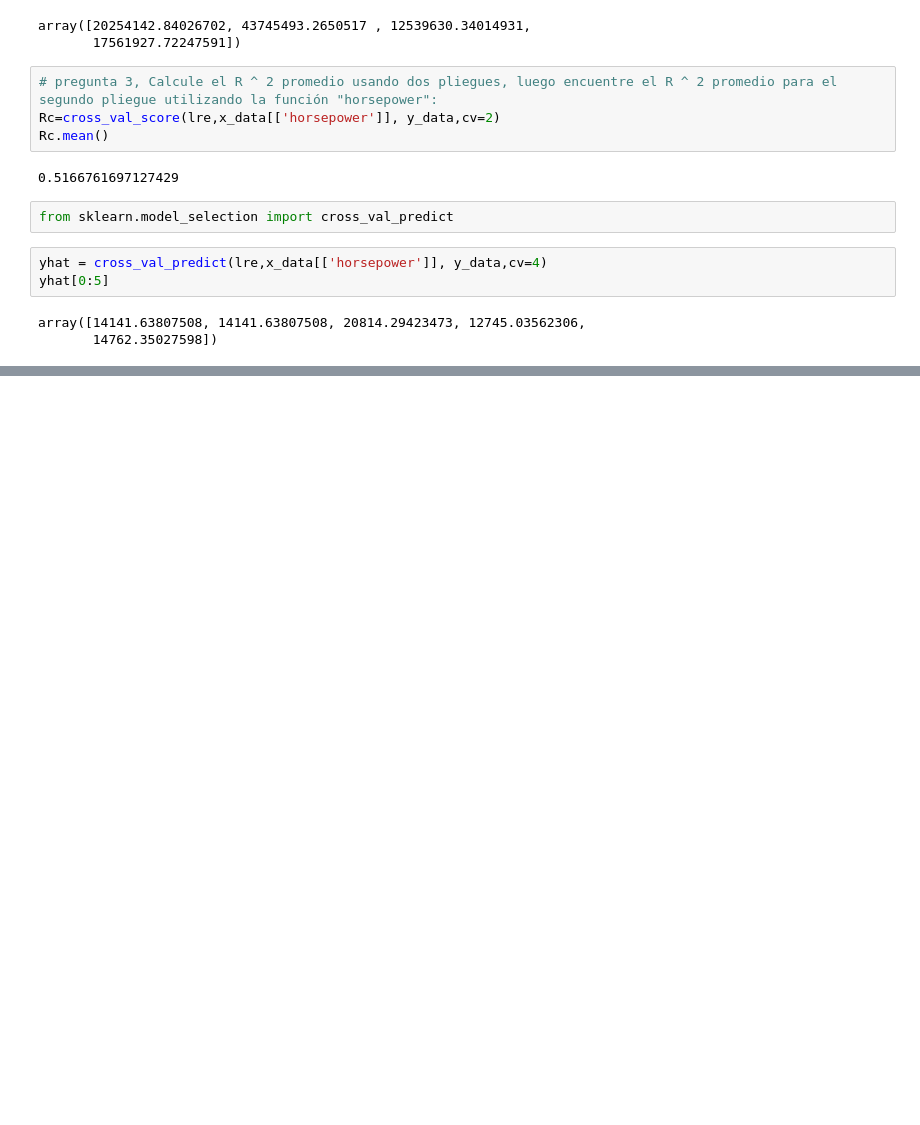
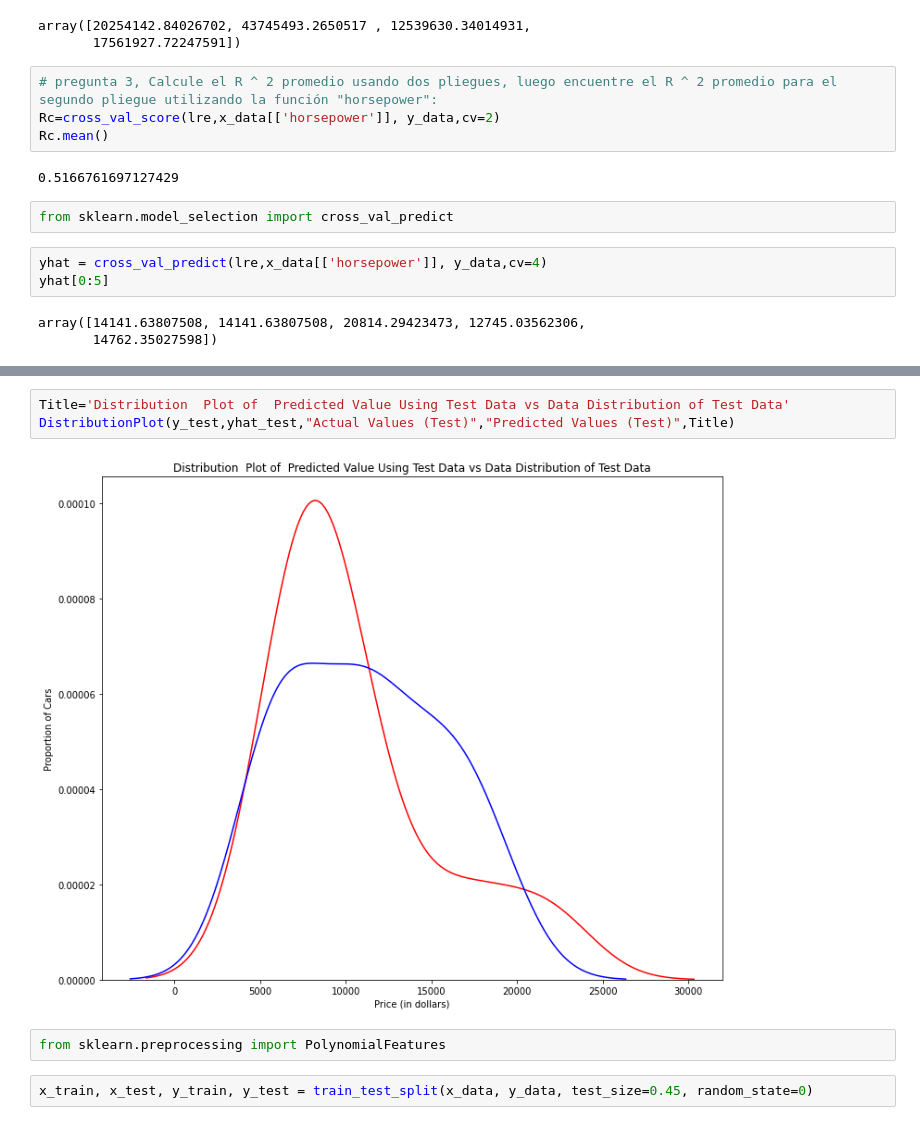
Before and after one commit to PosgradoMNA/actividades-de-aprendizaje-JulioperezA01793880, a Jupyter notebook: Datanalysis_modulo_5_julio_perez.ipynb, the cells around one changed output, grey strips where cells are left out. Cells and saved outputs as stored; diff of their text form; blank space fills up the shorter version.

```diff
--- a/Datanalysis_modulo_5_julio_perez.ipynb
+++ b/Datanalysis_modulo_5_julio_perez.ipynb
@@ -144,0 +171,9 @@ array([14141.63807508, 14141.63807508, 20814.29423473, 12745.03562306,
+# %%
+Title='Distribution  Plot of  Predicted Value Using Test Data vs Data Distribution of Test Data'
+DistributionPlot(y_test,yhat_test,"Actual Values (Test)","Predicted Values (Test)",Title)
+# %% [output]
+[figure, added]
+# %%
+from sklearn.preprocessing import PolynomialFeatures
+# %%
+x_train, x_test, y_train, y_test = train_test_split(x_data, y_data, test_size=0.45, random_state=0)
```
Also changed, not shown: parts of 18 cells of this notebook.
